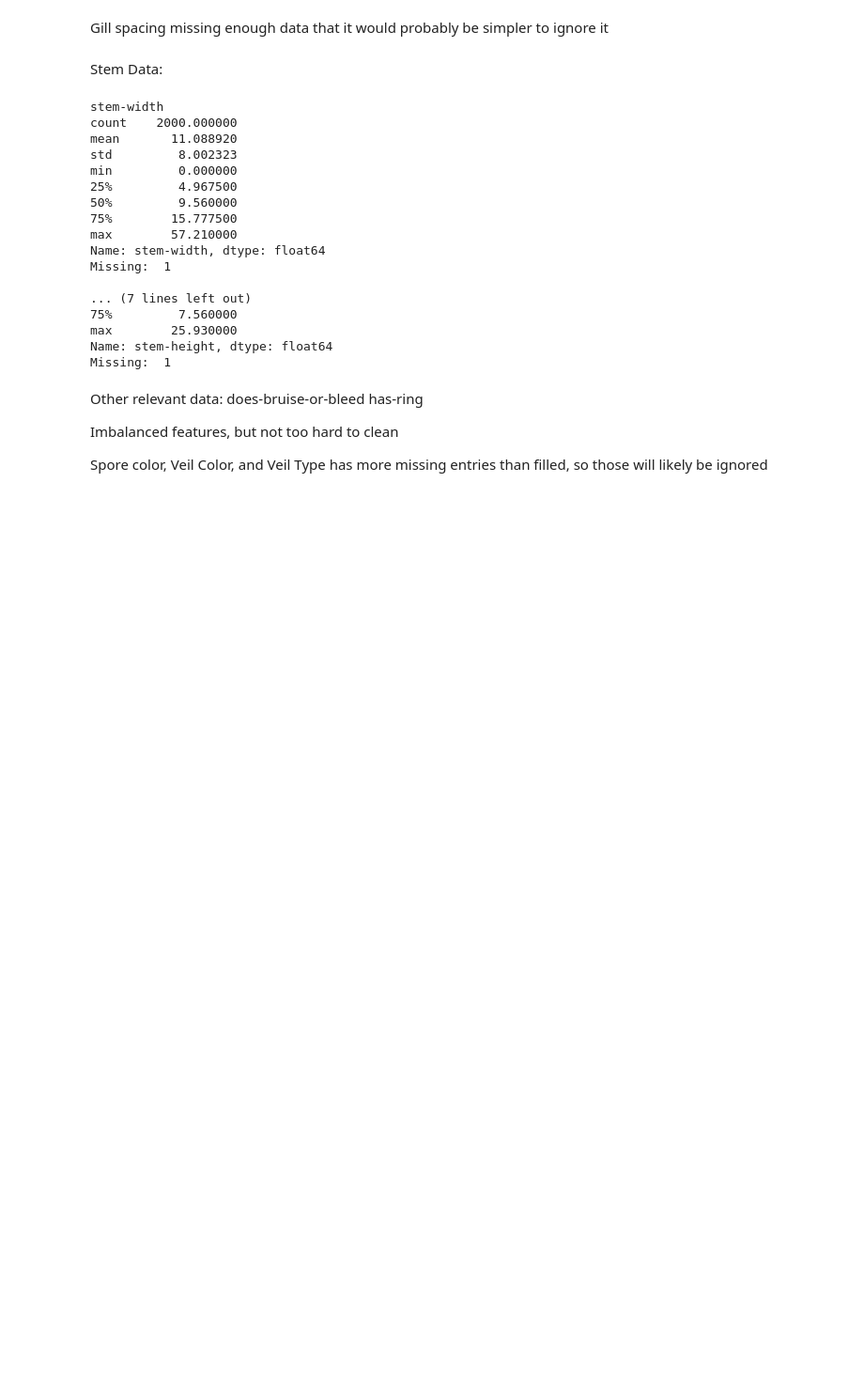
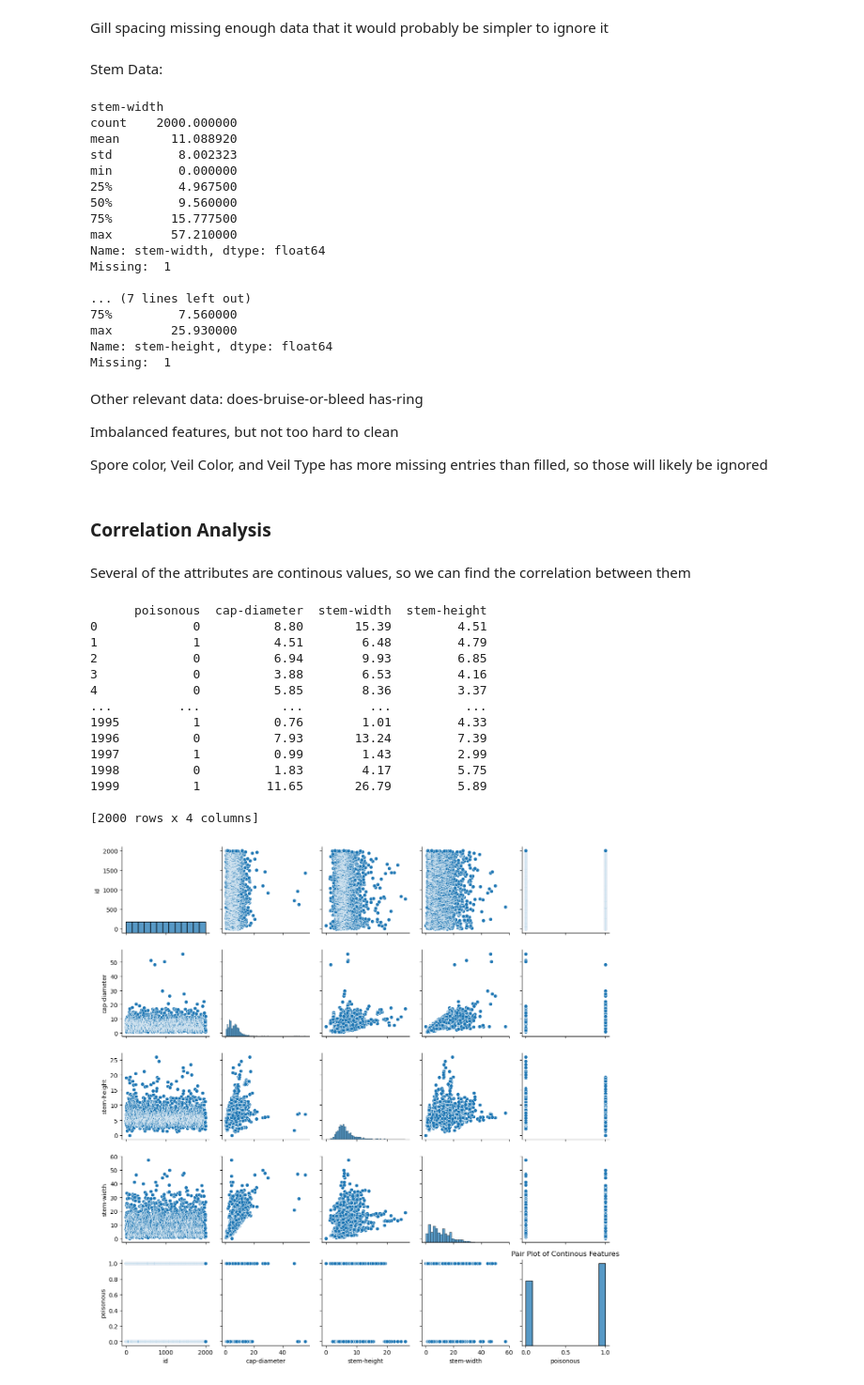
Before and after one commit to p-kve/ecs171_MushroomID, a Jupyter notebook: mushroomsDataCleaning.ipynb, the cells around one changed output. Shown at 94% size. Cells and saved outputs as stored; diff of their text form; code cells hidden in the pictures; blank space fills up the shorter version.

```diff
--- a/mushroomsDataCleaning.ipynb
+++ b/mushroomsDataCleaning.ipynb
@@ -171,3 +171,59 @@ Imbalanced features, but not too hard to clean
 
 
 Spore color, Veil Color, and Veil Type has more missing entries than filled, so those will likely be ignored
+# %% [markdown]
+### Correlation Analysis
+# %% [markdown]
+Several of the attributes are continous values, so we can find the correlation between them
+# %%
+import numpy as np
+import matplotlib.pyplot as plt
+import seaborn as sns
+
+# Map poisionous or not to an integer
+mapping = {'p': 1, 'e': 0}
+df_r = df["class"].map(mapping)
+
+# Rename target feature to "poisionous" in the dataframe
+df_r.rename({"class": "poisonous"})
+df["poisonous"] = df_r
+df.drop("class", axis=1)
+df.drop("id", axis=1)
+
+# Create a heatmap for the correlation matrix
+continuousFeatures = ["poisonous", "cap-diameter", "stem-width", "stem-height"]
+dfC = df[continuousFeatures]
+print(dfC)
+
+# from Lab 0
+# Measure the relationships between different features
+# Visualize relationships using scatter plots
+sns.pairplot(df)
+plt.title('Pair Plot of Continous Features')
+plt.tight_layout()
+plt.show()
+
+# Calculate correlation matrix
+correlation_matrix = dfC.corr()
+
+# Visualize correlation matrix using heatmap
+plt.figure(figsize=(10, 8))
+sns.heatmap(correlation_matrix, annot=True, cmap='coolwarm', fmt=".2f")
+plt.title('Correlation Matrix Heatmap')
+plt.show()
+# %% [output]
+      poisonous  cap-diameter  stem-width  stem-height
+0             0          8.80       15.39         4.51
+1             1          4.51        6.48         4.79
+2             0          6.94        9.93         6.85
+3             0          3.88        6.53         4.16
+4             0          5.85        8.36         3.37
+...         ...           ...         ...          ...
+1995          1          0.76        1.01         4.33
+1996          0          7.93       13.24         7.39
+1997          1          0.99        1.43         2.99
+1998          0          1.83        4.17         5.75
+1999          1         11.65       26.79         5.89
+
+[2000 rows x 4 columns]
+[figure, added]
```
Also changed, not shown: parts of 5 cells of this notebook.
